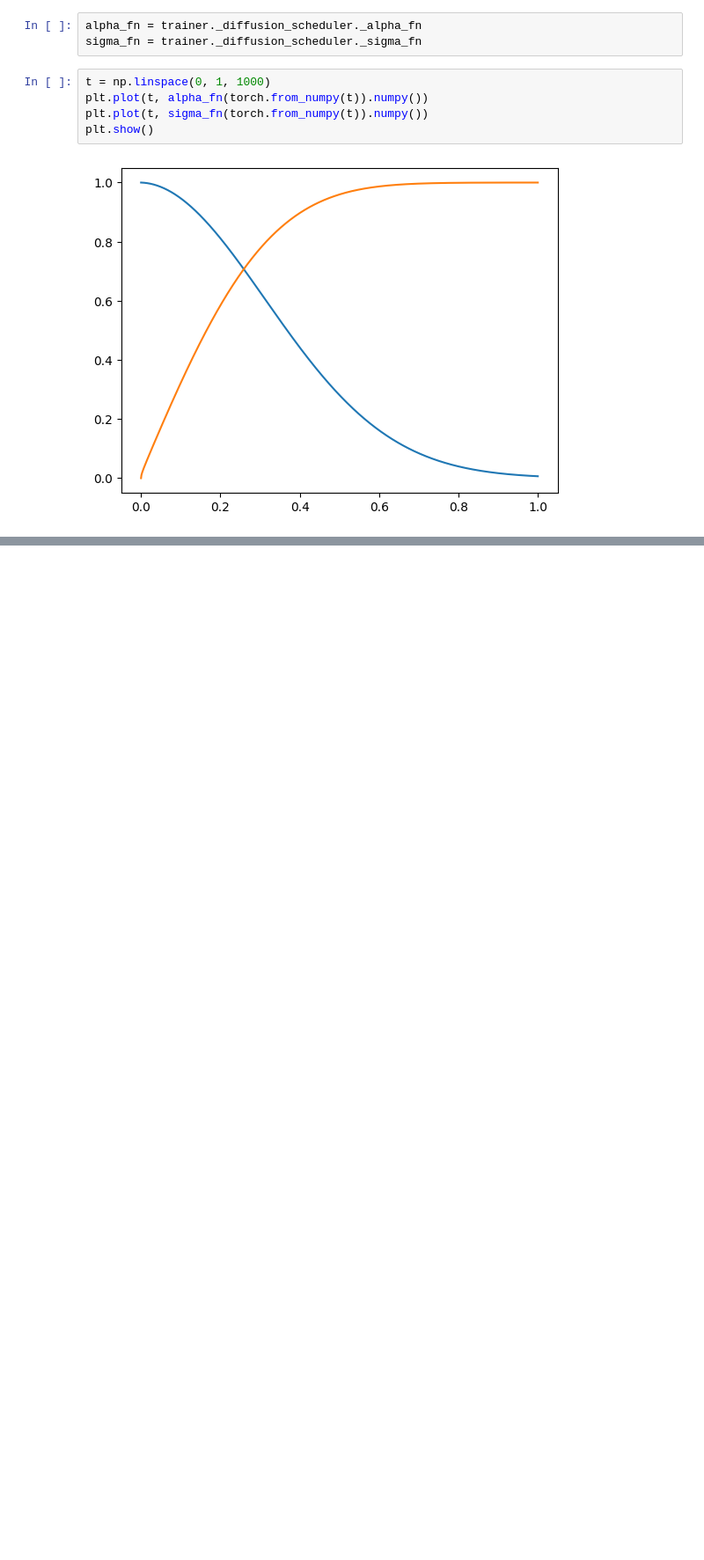
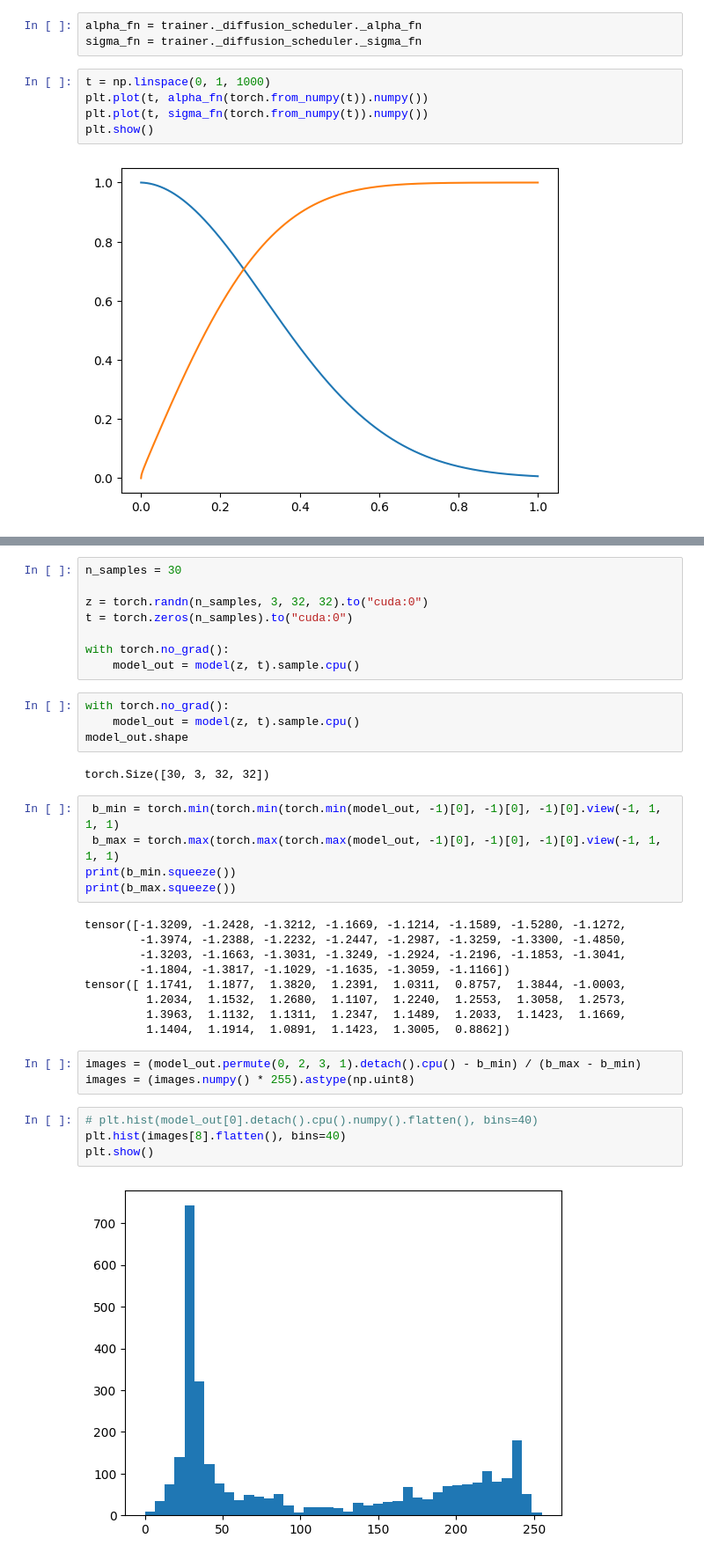
Before and after one commit to Kirill-Tamogashev/diffusion-distillation, a Jupyter notebook: experiments.ipynb, the cells around one changed output, grey strips where cells are left out. Shown at 88% size. Cells and saved outputs as stored; diff of their text form; blank space fills up the shorter version.

Commit message:
feat: show images in experiments.ipynb

```diff
--- a/experiments.ipynb
+++ b/experiments.ipynb
@@ -228,0 +233,37 @@ array([[[190, 138,   2],
+# %%
+n_samples = 30
+
+z = torch.randn(n_samples, 3, 32, 32).to("cuda:0")
+t = torch.zeros(n_samples).to("cuda:0")
+
+with torch.no_grad():
+    model_out = model(z, t).sample.cpu()
+# %%
+with torch.no_grad():
+    model_out = model(z, t).sample.cpu()
+model_out.shape
+# %% [output]
+torch.Size([30, 3, 32, 32])
+# %%
+ b_min = torch.min(torch.min(torch.min(model_out, -1)[0], -1)[0], -1)[0].view(-1, 1, 1, 1)
+ b_max = torch.max(torch.max(torch.max(model_out, -1)[0], -1)[0], -1)[0].view(-1, 1, 1, 1)
+print(b_min.squeeze())
+print(b_max.squeeze())
+# %% [output]
+tensor([-1.3209, -1.2428, -1.3212, -1.1669, -1.1214, -1.1589, -1.5280, -1.1272,
+        -1.3974, -1.2388, -1.2232, -1.2447, -1.2987, -1.3259, -1.3300, -1.4850,
+        -1.3203, -1.1663, -1.3031, -1.3249, -1.2924, -1.2196, -1.1853, -1.3041,
+        -1.1804, -1.3817, -1.1029, -1.1635, -1.3059, -1.1166])
+tensor([ 1.1741,  1.1877,  1.3820,  1.2391,  1.0311,  0.8757,  1.3844, -1.0003,
+         1.2034,  1.1532,  1.2680,  1.1107,  1.2240,  1.2553,  1.3058,  1.2573,
+         1.3963,  1.1132,  1.1311,  1.2347,  1.1489,  1.2033,  1.1423,  1.1669,
+         1.1404,  1.1914,  1.0891,  1.1423,  1.3005,  0.8862])
+# %%
+images = (model_out.permute(0, 2, 3, 1).detach().cpu() - b_min) / (b_max - b_min)
+images = (images.numpy() * 255).astype(np.uint8)
+# %%
+# plt.hist(model_out[0].detach().cpu().numpy().flatten(), bins=40)
+plt.hist(images[8].flatten(), bins=40)
+plt.show()
+# %% [output]
+[figure, added]
```
Also changed, not shown: parts of 17 cells of this notebook.
